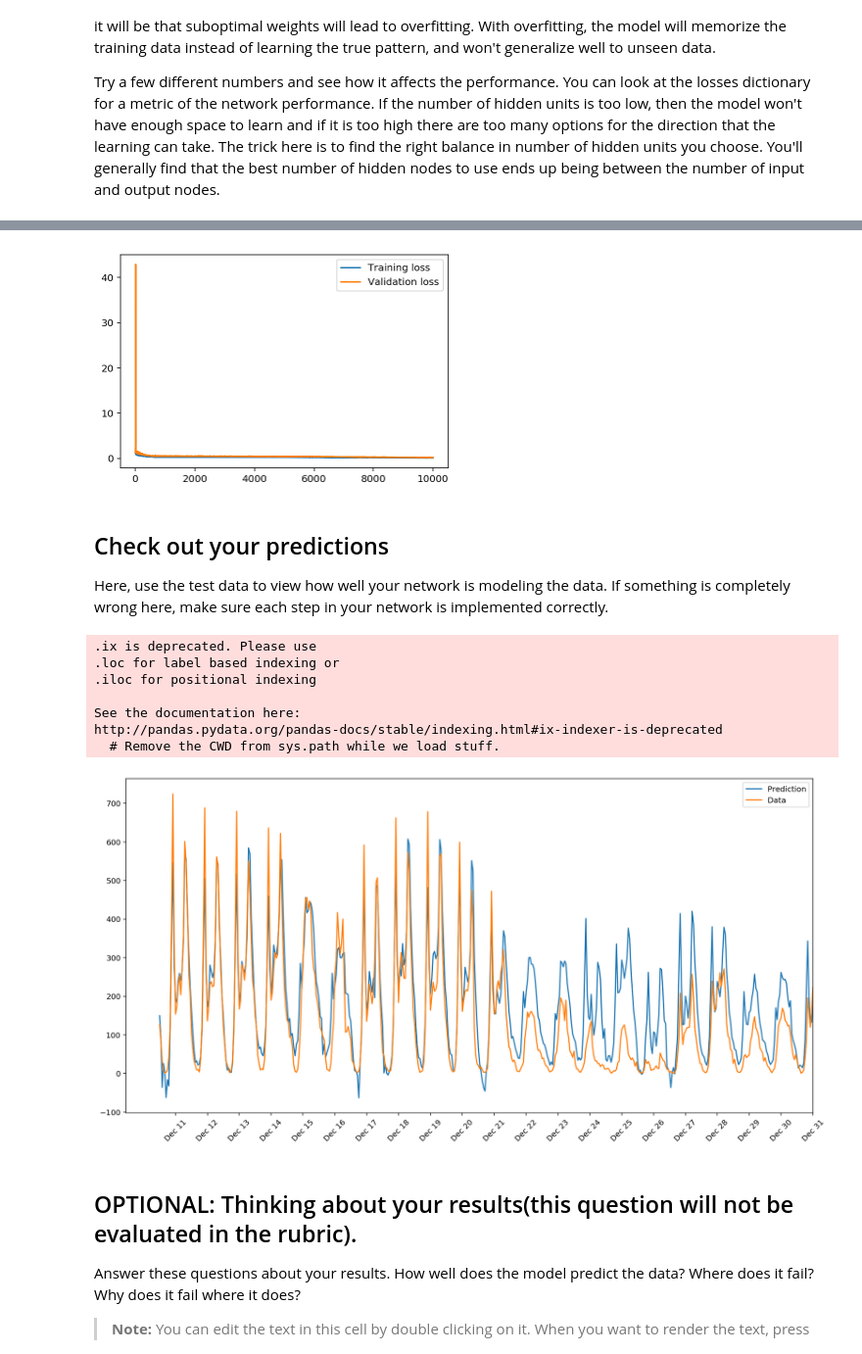
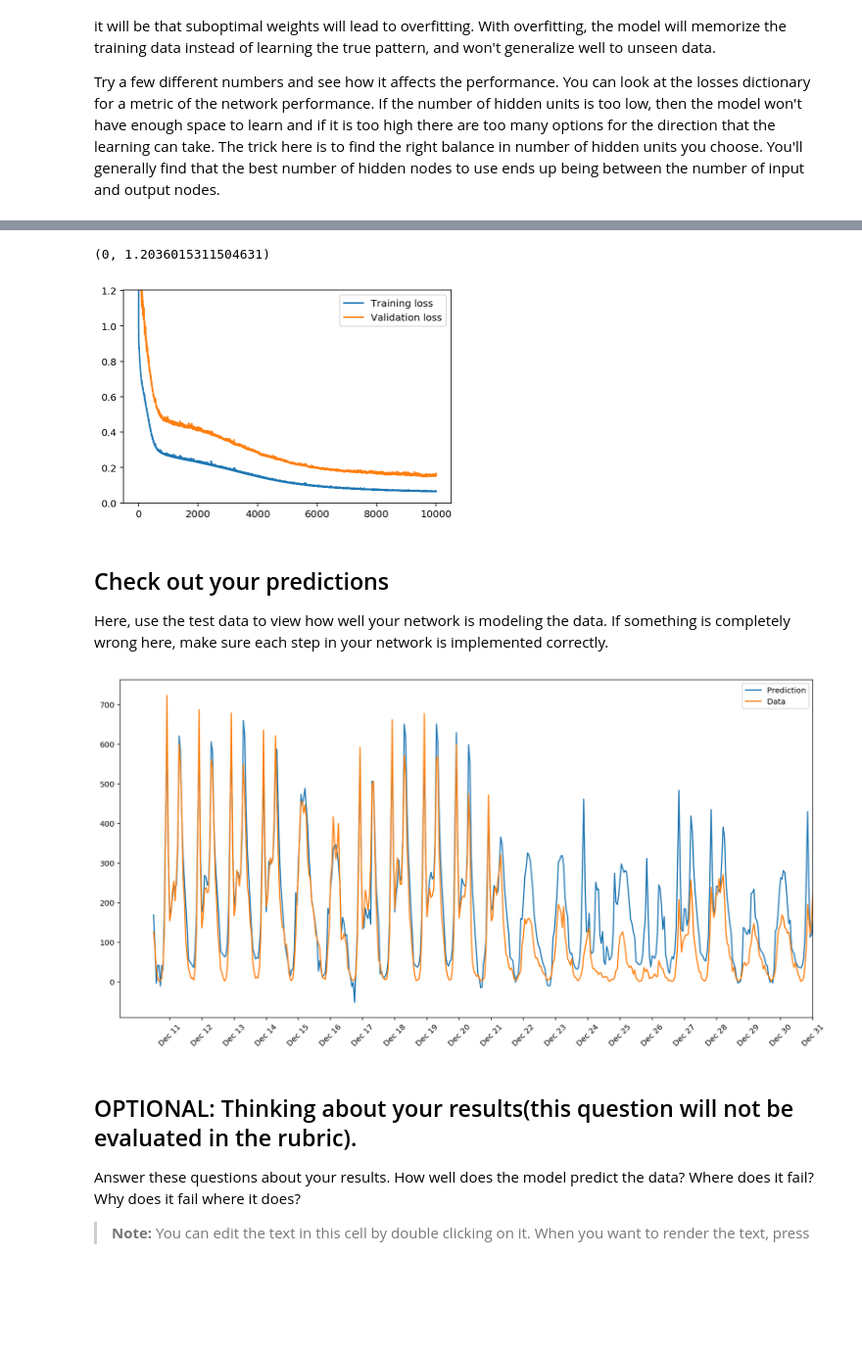
Before and after one commit to bodias/deep-learning, a Jupyter notebook: first-neural-network/Your_first_neural_network.ipynb, the cells around one changed output, grey strips where cells are left out. Shown: that part at 98% size. Drawn from its saved outputs; the diff is of its cells as text; code cells hidden in the pictures; blank space fills up the shorter version.

Commit message:
Training e Validation loss improved.

```diff
--- a/first-neural-network/Your_first_neural_network.ipynb
+++ b/first-neural-network/Your_first_neural_network.ipynb
@@ -322,7 +309,7 @@ import sys
 
 ### Set the hyperparameters here ###
 iterations = 10000
-learning_rate = 0.15 #0.04
+learning_rate = 0.2 #0.04
 hidden_nodes = 60 #30 #80
 output_nodes = 1
 
@@ -354,10 +341,14 @@ Progress: 100.0% ... Training loss: 0.100 ... Validation loss: 0.195
 # %%
 plt.plot(losses['train'], label='Training loss')
 plt.plot(losses['validation'], label='Validation loss')
 plt.legend()
 _ = plt.ylim()
+
+axes = plt.gca()
+axes.set_ylim([0,np.percentile(losses['validation'],99)])
 # %% [output]
+(0, 1.2036015311504631)
-[figure, old version]
+[figure, new version]
 # %% [markdown]
 ## Check out your predictions
 
@@ -377,14 +368,7 @@ dates = dates.apply(lambda d: d.strftime('%b %d'))
 ax.set_xticks(np.arange(len(dates))[12::24])
 _ = ax.set_xticklabels(dates[12::24], rotation=45)
 # %% [output]
-.ix is deprecated. Please use
-.loc for label based indexing or
-.iloc for positional indexing
-
-See the documentation here:
-http://pandas.pydata.org/pandas-docs/stable/indexing.html#ix-indexer-is-deprecated
-  # Remove the CWD from sys.path while we load stuff.
-[figure, old version]
+[figure, new version]
 # %% [markdown]
 ## OPTIONAL: Thinking about your results(this question will not be evaluated in the rubric).
 
```
Also changed, not shown: parts of 3 cells of this notebook, 1 other file.
